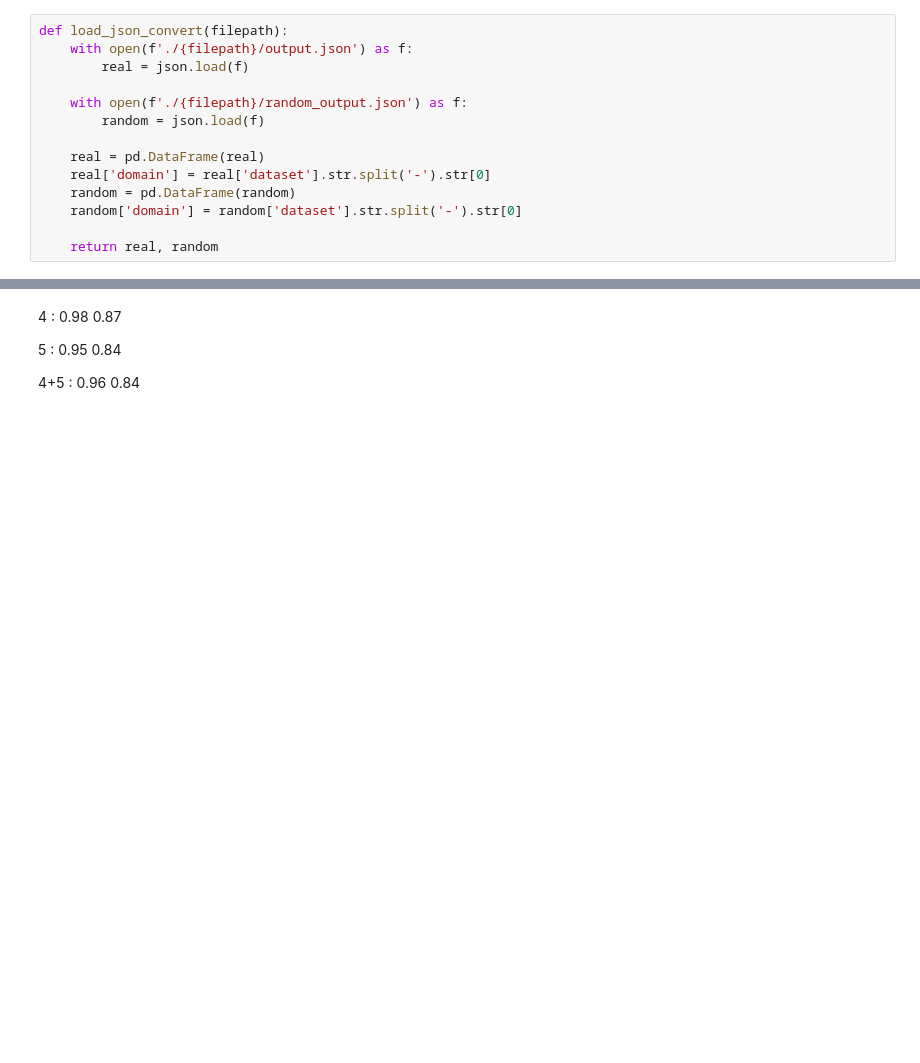
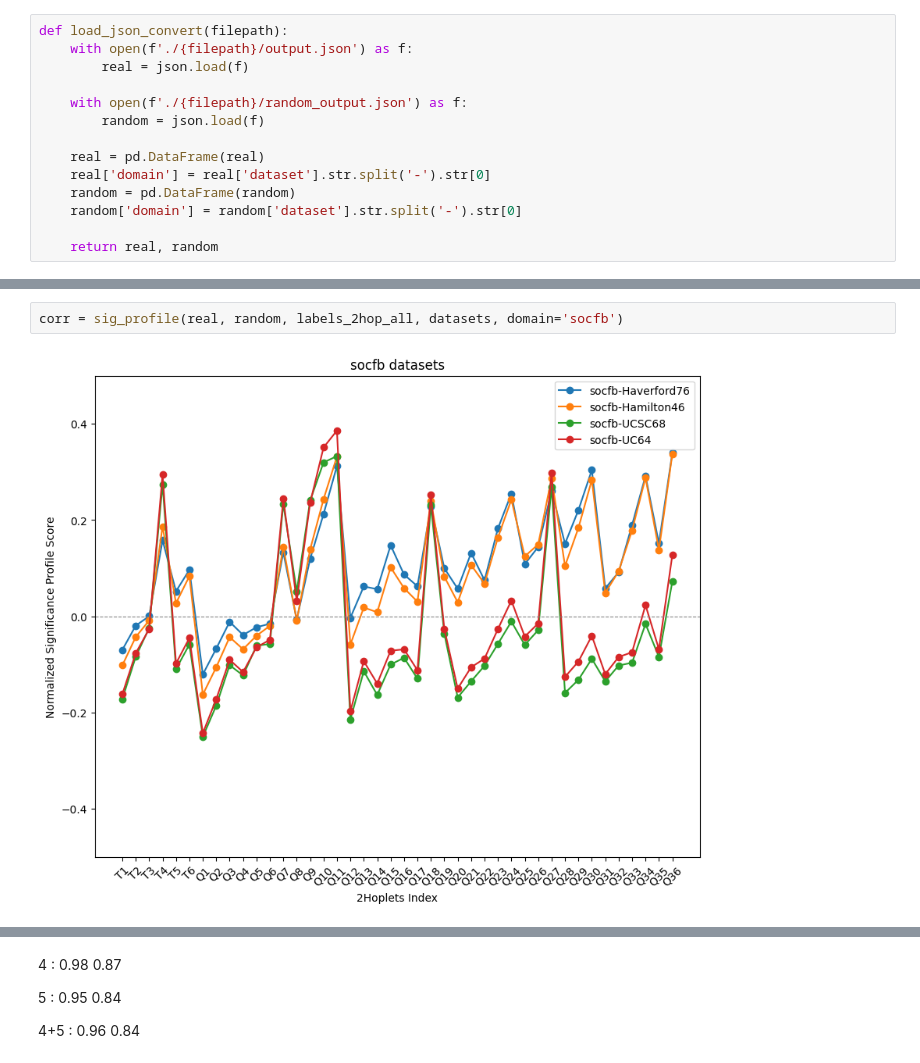
Before and after one commit to thisis05/distance-extended-graphlet, a Jupyter notebook: profile.ipynb, the cells around one changed output, grey strips where cells are left out. Drawn from its saved outputs; the diff is of its cells as text; blank space fills up the shorter version.

```diff
--- a/profile.ipynb
+++ b/profile.ipynb
@@ -116,0 +139,4 @@ def conf_mat(labels, correlation_matrix):
+# %%
+corr = sig_profile(real, random, labels_2hop_all, datasets, domain='socfb')
+# %% [output]
+[figure, added]
```
Also changed, not shown: parts of 15 cells of this notebook, 39 other files.
